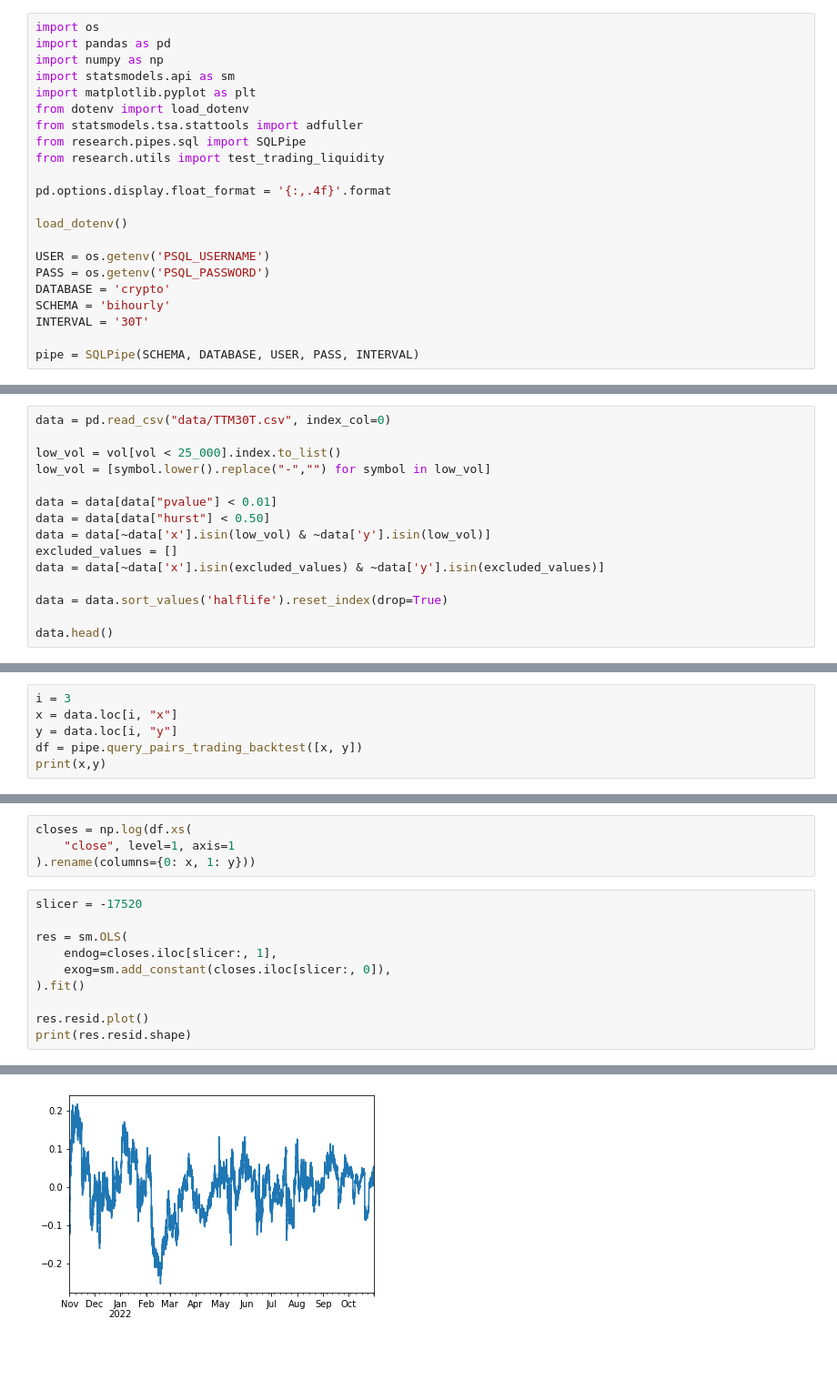
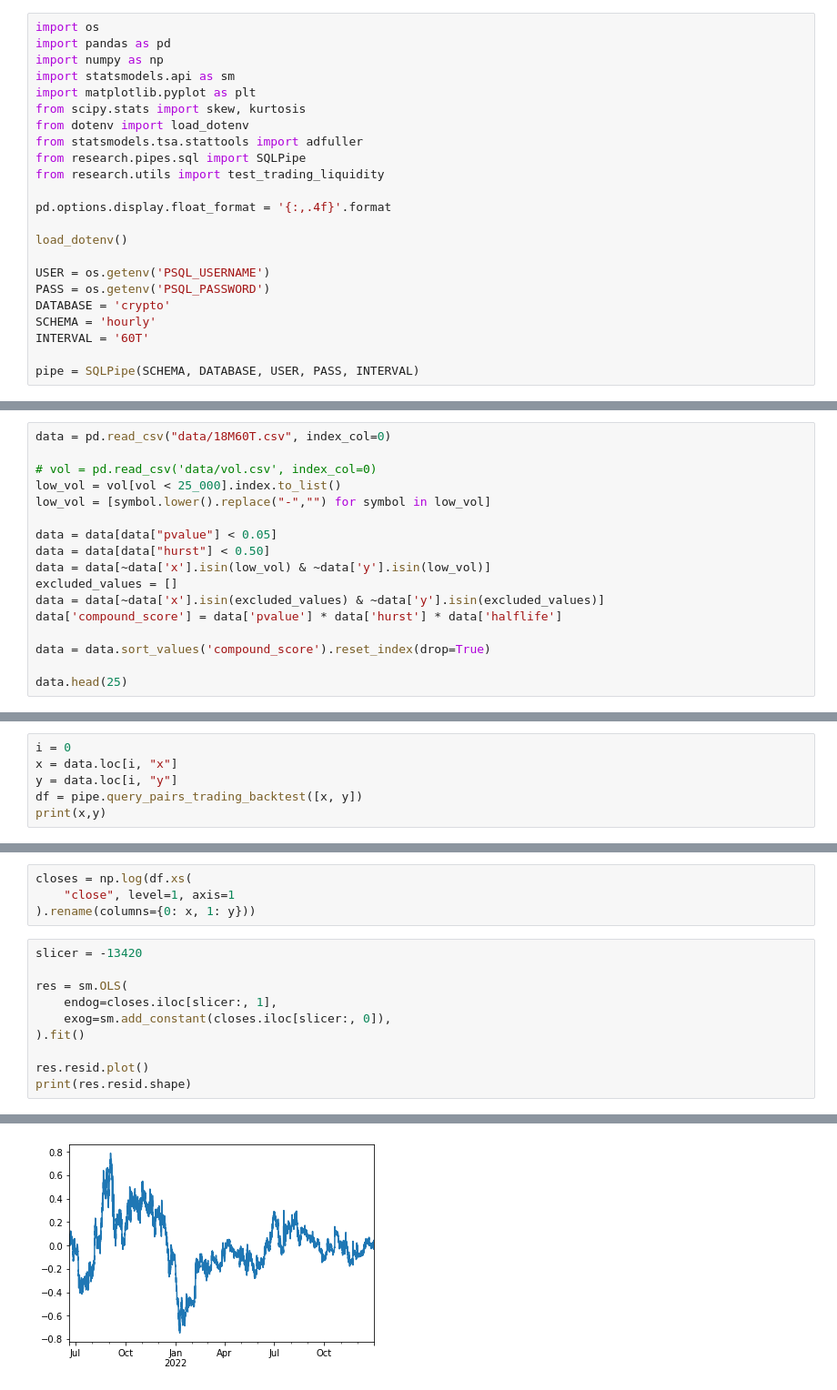
Before and after one commit to jaythequant/VBToptimizers, a Jupyter notebook: ARODreview.ipynb, the cells around one changed output, grey strips where cells are left out. Shown at 91% size. Cells and saved outputs as stored; diff of their text form; blank space fills up the shorter version.

```diff
--- a/ARODreview.ipynb
+++ b/ARODreview.ipynb
@@ -4,6 +4,7 @@ import pandas as pd
 import numpy as np
 import statsmodels.api as sm
 import matplotlib.pyplot as plt
+from scipy.stats import skew, kurtosis
 from dotenv import load_dotenv
 from statsmodels.tsa.stattools import adfuller
 from research.pipes.sql import SQLPipe
@@ -16,8 +17,8 @@ load_dotenv()
 USER = os.getenv('PSQL_USERNAME')
 PASS = os.getenv('PSQL_PASSWORD')
 DATABASE = 'crypto'
-SCHEMA = 'bihourly'
-INTERVAL = '30T'
+SCHEMA = 'hourly'
+INTERVAL = '60T'
 
 pipe = SQLPipe(SCHEMA, DATABASE, USER, PASS, INTERVAL)
 # %%
@@ -26,16 +32,18 @@ vol = test_trading_liquidity(interval='1hour')
 # %%
-data = pd.read_csv("data/TTM30T.csv", index_col=0)
+data = pd.read_csv("data/18M60T.csv", index_col=0)
 
+# vol = pd.read_csv('data/vol.csv', index_col=0)
 low_vol = vol[vol < 25_000].index.to_list()
 low_vol = [symbol.lower().replace("-","") for symbol in low_vol]
 
-data = data[data["pvalue"] < 0.01]
+data = data[data["pvalue"] < 0.05]
 data = data[data["hurst"] < 0.50]
 data = data[~data['x'].isin(low_vol) & ~data['y'].isin(low_vol)]
 excluded_values = []
 data = data[~data['x'].isin(excluded_values) & ~data['y'].isin(excluded_values)]
+data['compound_score'] = data['pvalue'] * data['hurst'] * data['halflife']
 
-data = data.sort_values('halflife').reset_index(drop=True)
+data = data.sort_values('compound_score').reset_index(drop=True)
 
-data.head()
+data.head(25)
 # %% [output]
@@ -48,5 +67,5 @@ data.head()
 # %%
-i = 3
+i = 0
 x = data.loc[i, "x"]
 y = data.loc[i, "y"]
 df = pipe.query_pairs_trading_backtest([x, y])
@@ -58,7 +77,7 @@ closes = np.log(df.xs(
     "close", level=1, axis=1
 ).rename(columns={0: x, 1: y}))
 # %%
-slicer = -17520
+slicer = -13420
 
 res = sm.OLS(
     endog=closes.iloc[slicer:, 1],
@@ -72 +91 @@ print(res.resid.shape)
-[figure, old version]
+[figure, new version]
```
Also changed, not shown: parts of 7 cells of this notebook, 6 other files.
